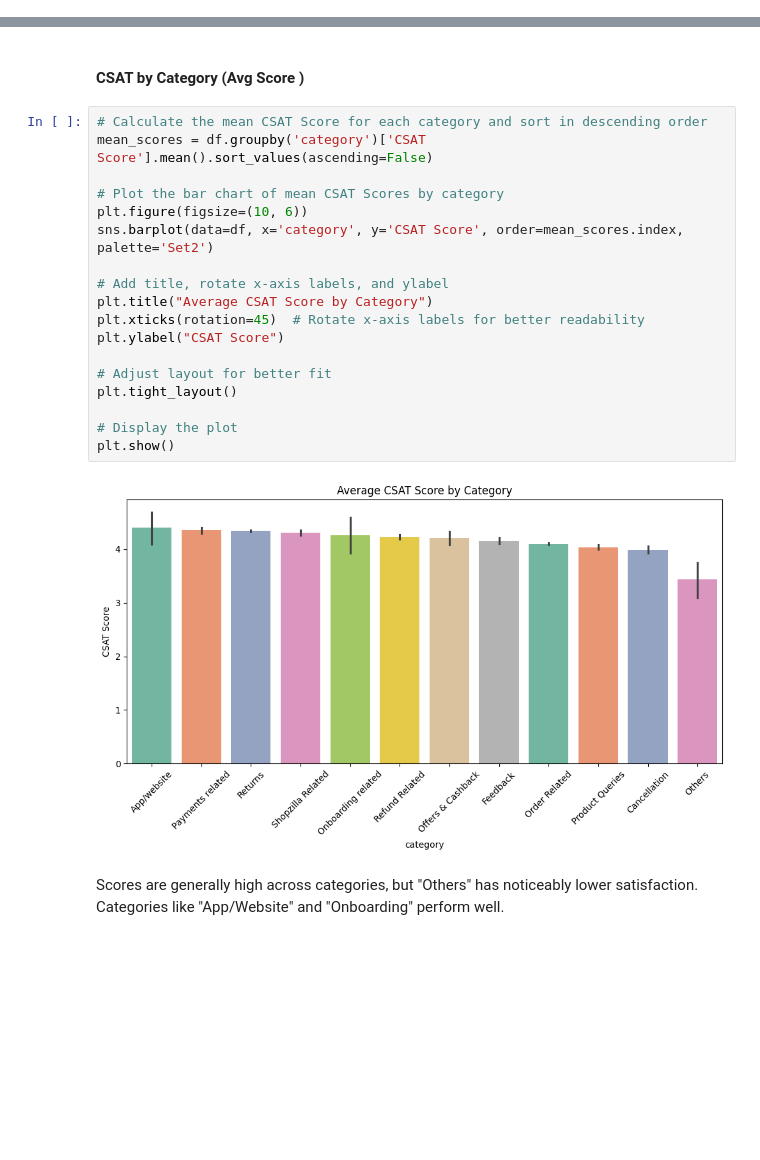
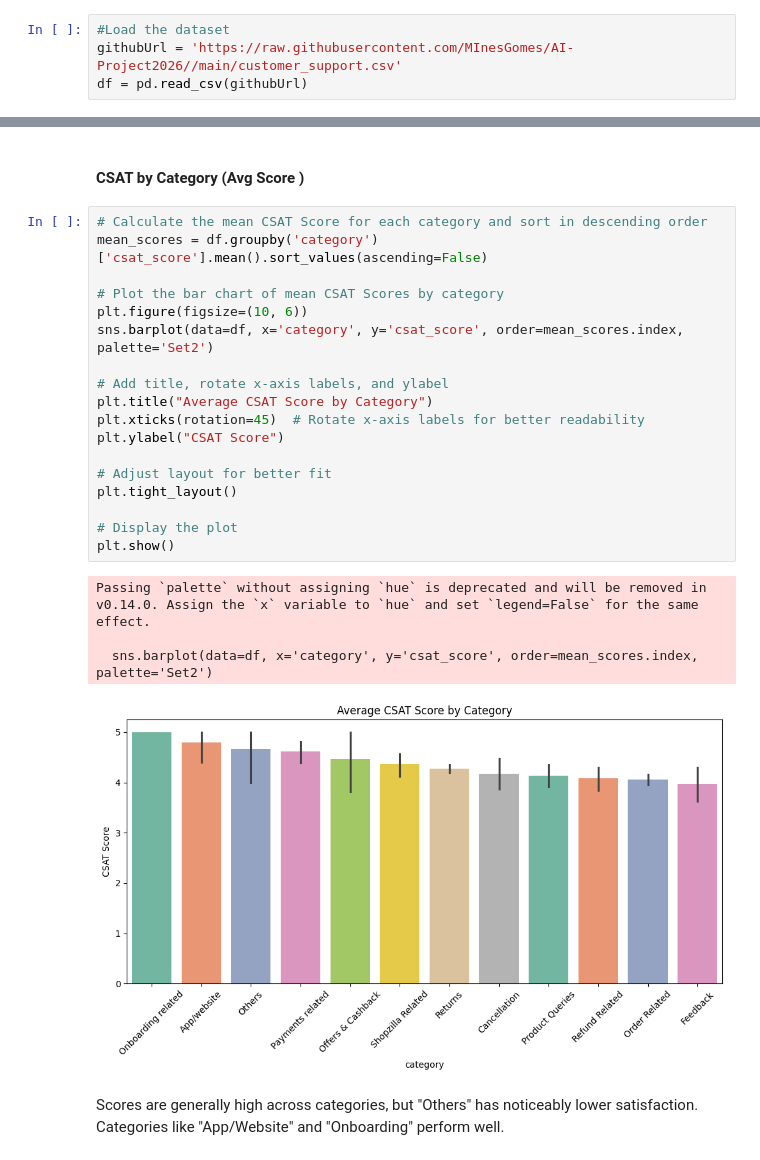
Before and after one commit to MInesGomes/AI-Project2026, a Jupyter notebook: InesGomes_AI_BusinessProject.ipynb, the cells around one changed output, grey strips where cells are left out. Saved outputs shown, nothing was run; the diff lists cells and outputs as text; blank space fills up the shorter version.

```diff
--- a/InesGomes_AI_BusinessProject.ipynb
+++ b/InesGomes_AI_BusinessProject.ipynb
@@ -32,0 +5,4 @@ Index(['Unique id', 'channel_name', 'category', 'Sub-category',
+# %%
+#Load the dataset
+githubUrl = 'https://raw.githubusercontent.com/MInesGomes/AI-Project2026//main/customer_support.csv'
+df = pd.read_csv(githubUrl)
@@ -172,24 +130,27 @@ By focusing on reducing ticket volumes in high-traffic areas, the business can e
 #### CSAT by Category (Avg Score )
 # %%
 # Calculate the mean CSAT Score for each category and sort in descending order
-mean_scores = df.groupby('category')['CSAT Score'].mean().sort_values(ascending=False)
+mean_scores = df.groupby('category')['csat_score'].mean().sort_values(ascending=False)
 
 # Plot the bar chart of mean CSAT Scores by category
 plt.figure(figsize=(10, 6))
-sns.barplot(data=df, x='category', y='CSAT Score', order=mean_scores.index, palette='Set2')
+sns.barplot(data=df, x='category', y='csat_score', order=mean_scores.index, palette='Set2')
 
 # Add title, rotate x-axis labels, and ylabel
 plt.title("Average CSAT Score by Category")
 plt.xticks(rotation=45)  # Rotate x-axis labels for better readability
 plt.ylabel("CSAT Score")
 
 # Adjust layout for better fit
 plt.tight_layout()
 
 # Display the plot
 plt.show()
 # %% [output]
+Passing `palette` without assigning `hue` is deprecated and will be removed in v0.14.0. Assign the `x` variable to `hue` and set `legend=False` for the same effect.
+
+  sns.barplot(data=df, x='category', y='csat_score', order=mean_scores.index, palette='Set2')
-[figure, old version]
+[figure, new version]
 # %% [markdown]
 Scores are generally high across categories, but "Others" has noticeably lower satisfaction. Categories like "App/Website" and "Onboarding" perform well.
 # %% [markdown]
```
Also changed, not shown: parts of 106 cells of this notebook.
